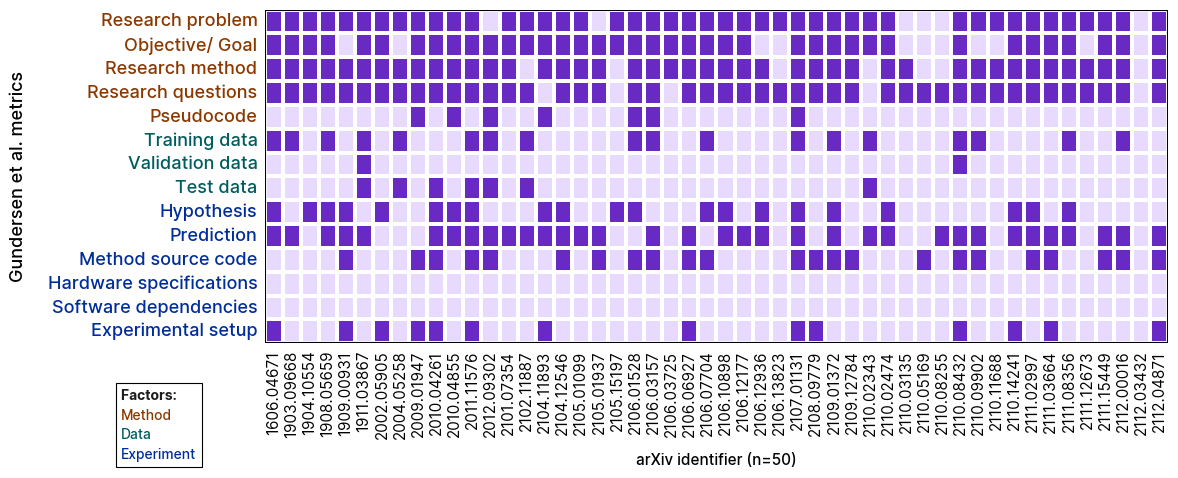
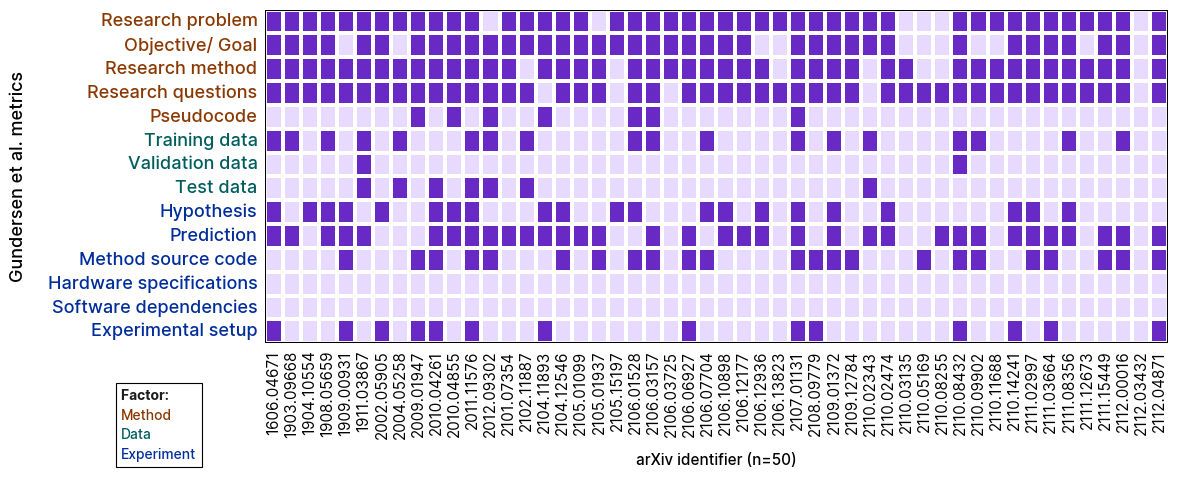
Unified diff of the notebook cell whose output changed from the first chart to the second:
--- before
+++ after
@@ -70,7 +70,7 @@
     plt.subplots_adjust(top=0.95, left=0.15, right=0.85)
 
-    plt.savefig(current_figures_dir + "hm_manuscript_regex_grouped.png", dpi=1280, bbox_inches="tight")
-    plt.savefig(thesis_figures_dir + "hm_manuscript_regex_grouped.png", dpi=1280, bbox_inches="tight")
-    plt.savefig(presentation_figures_dir + "hm_manuscript_regex_grouped.png", dpi=1280, bbox_inches="tight")
+    plt.savefig(current_figures_dir + "hm_manuscript_regex_grouped.png", dpi=1280, bbox_inches="tight", pad_inches=0.3)
+    plt.savefig(thesis_figures_dir + "hm_manuscript_regex_grouped.png", dpi=1280, bbox_inches="tight", pad_inches=0.3)
+    plt.savefig(presentation_figures_dir + "hm_manuscript_regex_grouped.png", dpi=1280, bbox_inches="tight", pad_inches=0.3)
 
     plt.show()

Commit: add outside padding